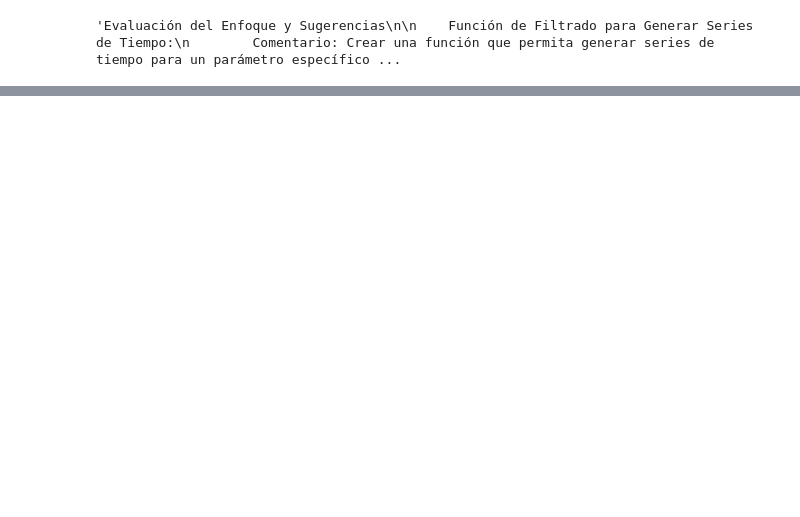
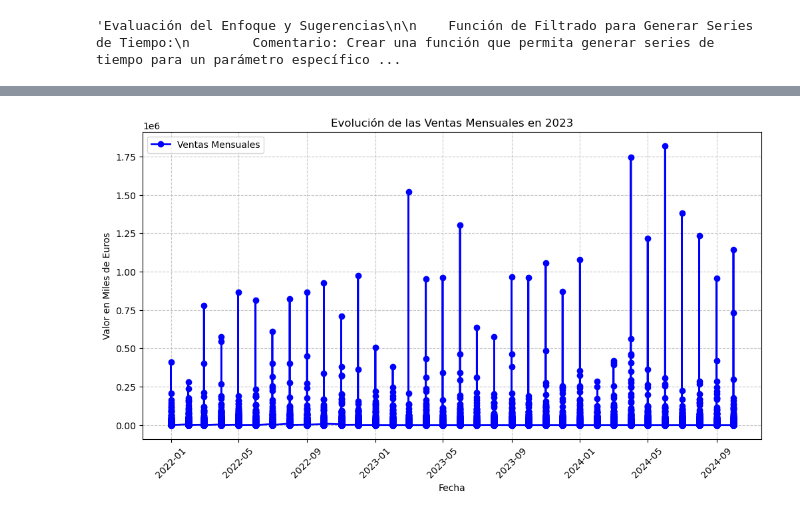
Before and after one commit to snmSebastian/SBD-Forescast, a Jupyter notebook: Forecast.ipynb, the cells around one changed output, grey strips where cells are left out. Cells and saved outputs as stored; diff of their text form; code cells hidden in the pictures; blank space fills up the shorter version.

```diff
--- a/Forecast.ipynb
+++ b/Forecast.ipynb
@@ -215,7 +257,7 @@ filtros={
 'GPP Division Code':[]
 
 }
-serie=generar_serie_tiempo(df_SalesAndProduct,{'Brand':'Dewalt','Country Code':'Mexico'})
+serie=generar_serie_tiempo(df_SalesAndProduct,{'Country Code':'Mexico'})
 serie
 # %% [output]
 Date
@@ -260,0 +308,17 @@ KeyError: 'Total Sales'
+# %%
+import matplotlib.pyplot as plt
+import matplotlib.dates as mdates
+# Crear el gráfico
+plt.figure(figsize=(12, 6))
+plt.plot(serie, color='blue', linewidth=2, marker='o', label='Ventas Mensuales')
+plt.title('Evolución de las Ventas Mensuales en 2023')
+plt.xlabel('Fecha')
+plt.ylabel('Valor en Miles de Euros')
+plt.grid(True, linestyle='--', alpha=0.7)
+plt.legend()
+plt.gca().xaxis.set_major_formatter(mdates.DateFormatter('%Y-%m'))
+plt.xticks(rotation=45)
+plt.legend()
+plt.show()
+# %% [output]
+[figure, added]
```
Also changed, not shown: parts of 14 cells of this notebook.
